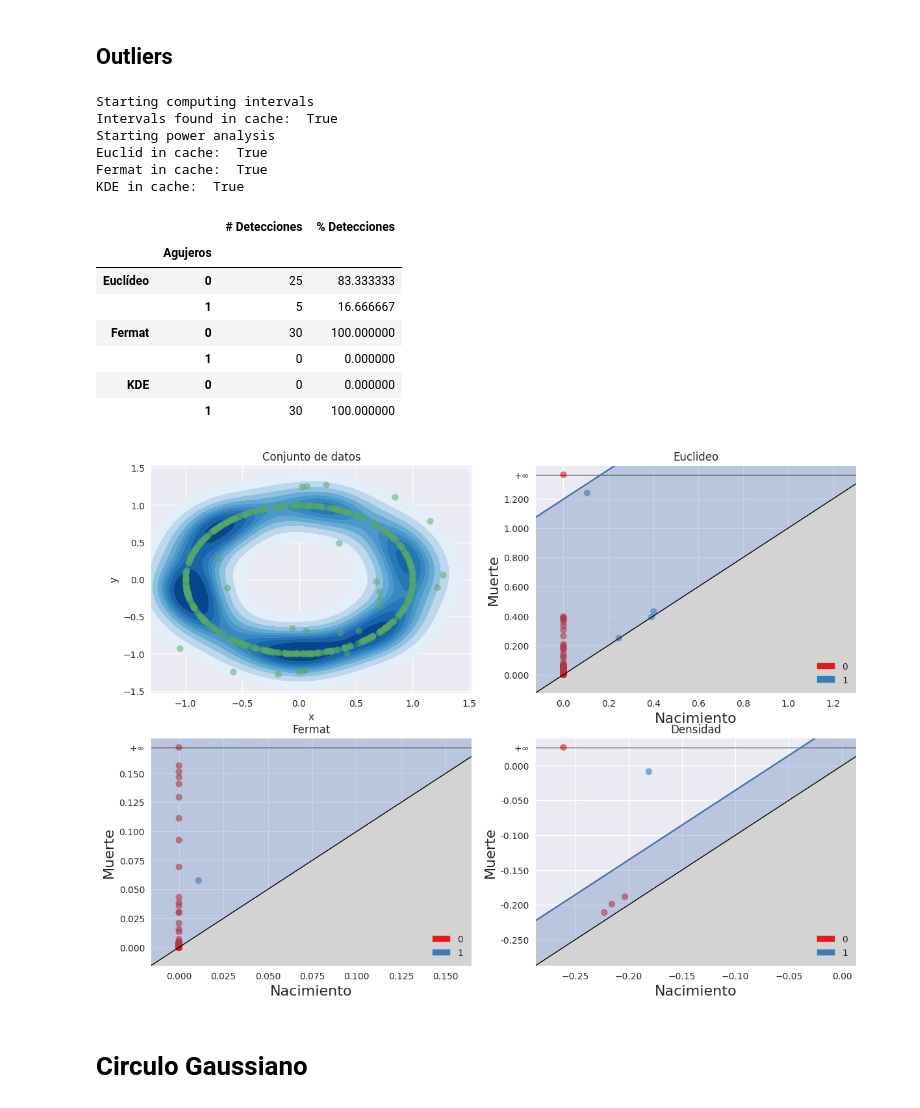
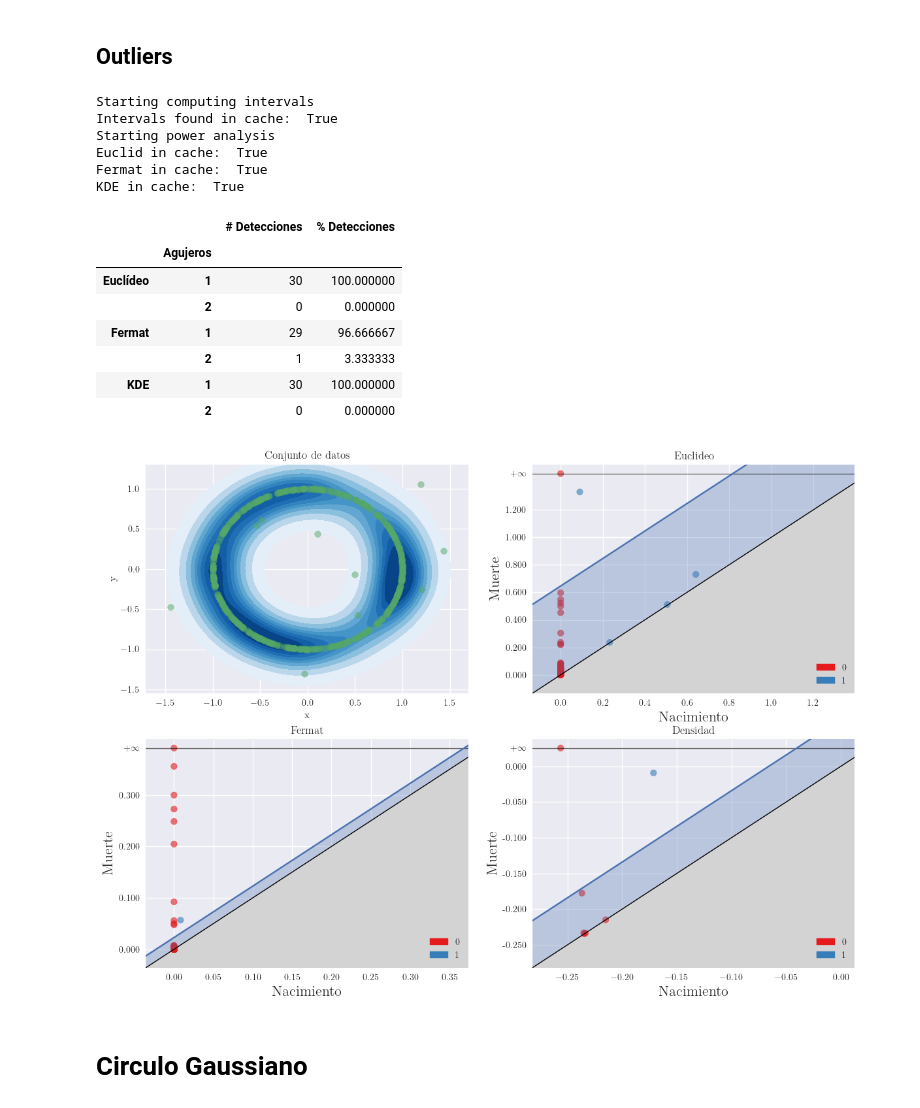
Before and after one commit to diegobatt/pytesis-memfce, a Jupyter notebook: exploration/Power-working.ipynb, the cells around one changed output. Cells and saved outputs as stored; diff of their text form; code cells hidden in the pictures.

```diff
--- a/exploration/Power-working.ipynb
+++ b/exploration/Power-working.ipynb
@@ -19,9 +19,10 @@ from functools import partial
 # %%
 n = 500
 sd = 0.075
-iqr_factor = 0.2
-outliers_frac = 0.05
+iqr_factor = 0.3
+outliers_frac = 0.02
 B = 30
+robust_quantile = 0.97
 # %% [markdown]
 ## Base
 # %%
@@ -66,26 +74,26 @@ KDE in cache:  True
 # %%
 circle_outliers_factory = compose(
     partial(add_outliers, frac=outliers_frac, iqr_factor=iqr_factor),
     partial(arc, n=n)
 )
-circle_outliers_results = run_all(circle_outliers_factory, h=0.3, B_power=B)
+circle_outliers_results = run_all(circle_outliers_factory, h=0.3, B_power=B, robust_quantile=robust_quantile)
 circle_outliers_results.powers
 # %% [output]
 Starting computing intervals
 Intervals found in cache:  True
 Starting power analysis
 Euclid in cache:  True
 Fermat in cache:  True
 KDE in cache:  True
 |  |  | # Detecciones | % Detecciones |
 |  | Agujeros |  |  |
-| Euclídeo | 0 | 25 | 83.333333 |
-|  | 1 | 5 | 16.666667 |
-| Fermat | 0 | 30 | 100.000000 |
-|  | 1 | 0 | 0.000000 |
-| KDE | 0 | 0 | 0.000000 |
-|  | 1 | 30 | 100.000000 |
+| Euclídeo | 1 | 30 | 100.000000 |
+|  | 2 | 0 | 0.000000 |
+| Fermat | 1 | 29 | 96.666667 |
+|  | 2 | 1 | 3.333333 |
+| KDE | 1 | 30 | 100.000000 |
+|  | 2 | 0 | 0.000000 |
-[figure, old version]
+[figure, new version]
 # %% [markdown]
 # Circulo Gaussiano
 # %%
```
Also changed, not shown: parts of 12 cells of this notebook, 6 other files.
